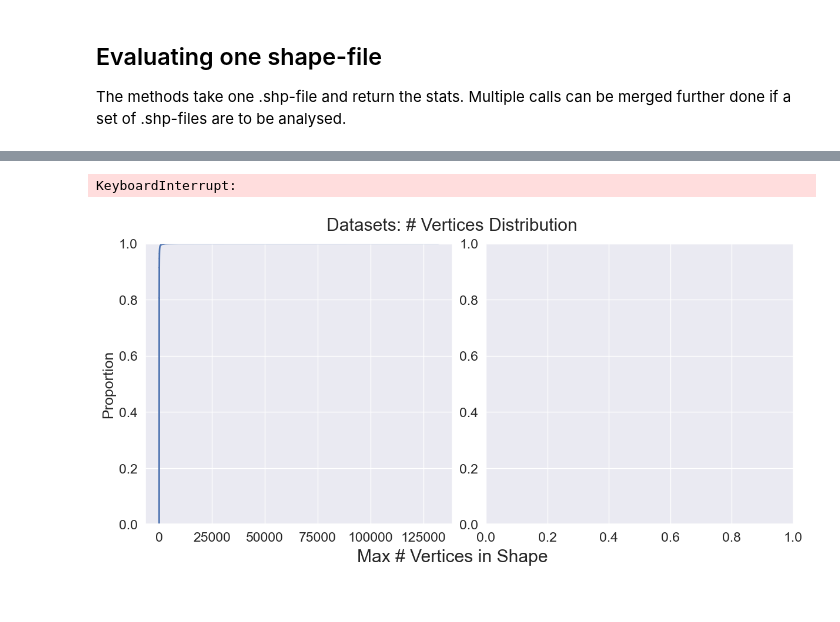
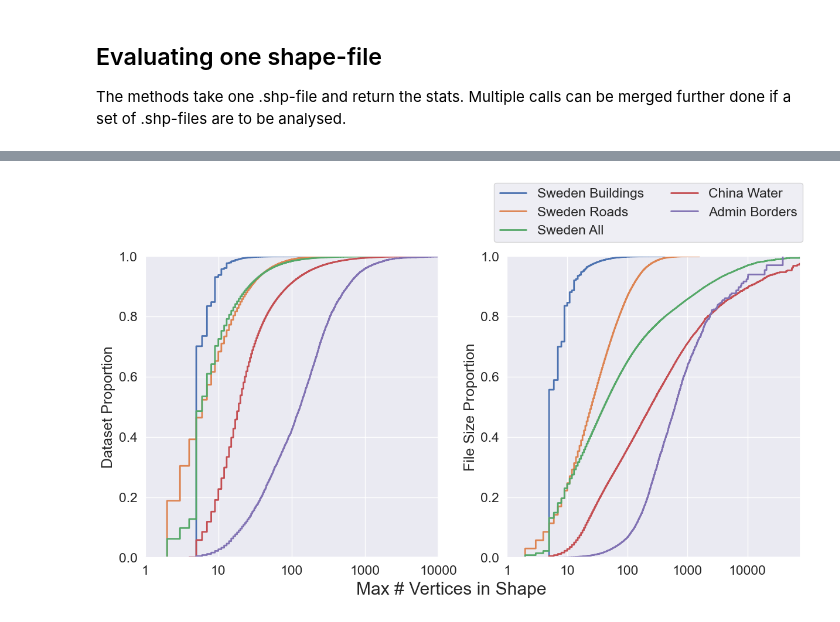
Before and after one commit to SimonErlandsson/Operable-Maps-Compression, a Jupyter notebook: FPDE_Analysis.ipynb, the cells around one changed output, grey strips where cells are left out. Drawn from its saved outputs; the diff is of its cells as text; code cells hidden in the pictures.

```diff
--- a/FPDE_Analysis.ipynb
+++ b/FPDE_Analysis.ipynb
@@ -123,12 +123,12 @@ if DATASET.endswith(".shp"):
     files = [DATASET]
 else:
     files = glob.glob(DATASET + '/*.shp')
-files = ["data/sweden-latest-free/gis_osm_buildings_a_free_1.shp", "data/sweden-latest-free/gis_osm_roads_free_1.shp", "data/china-latest-free/gis_osm_water_a_free_1.shp", "data/ne_10m_admin_1_states_provinces.shp"]
+#files = ["data/sweden-latest-free/gis_osm_buildings_a_free_1.shp", "data/sweden-latest-free/gis_osm_roads_free_1.shp", "data/china-latest-free/gis_osm_water_a_free_1.shp", "data/final_country_borders.shp"]
 #files = ["data/sweden-latest-free/gis_osm_railways_free_1.shp", "data/ne_10m_admin_1_states_provinces.shp"]
 #files = ['QGIS/Report_Visualizations.shp', 'QGIS/Intersection_Tricky_Cases.shp']
 #files = ["data/sweden-latest-free/gis_osm_pois_free_1.shp", "QGIS/Report_Visualizations.shp"]
 
-legends = ["Sweden Buildings", "Sweden Roads", "China Water", "Country Borders"]
+legends = ["Sweden Buildings", "Sweden Roads", "China Water", "Admin Borders"]
 
 all_vertex_cnts = []
 stats = pd.DataFrame()
@@ -242,6 +180,8 @@ df['Type'] = df['Type'].apply(lambda x: x[0:-8])
 df['Type'] = df['Type'].replace('Poly Ring Cnt', '# Rings/Poly')
 df['Type'] = df['Type'].replace('Ring Chk Cnt', '# Chunks/Ring')
 df['Type'] = df['Type'].replace('Chk Deltas Cnt', '# Deltas/Chunk')
+df['Type'] = df['Type'].replace('Intersection', 'Chunk BBs')
+df['Type'] = df['Type'].replace('Bounding Box', 'Shape BB')
 
 fig, axe = plt.subplots(figsize=(7.75, 4))
 
@@ -289,6 +229,7 @@ axe.spines['right'].set_visible(False)
 axe.spines['bottom'].set_visible(True)
 axe.spines['left'].set_visible(True)
 
+plt.savefig("plots/overhead_distr.svg")
 plt.show()
 display(df)
 # %% [output]
@@ -323,9 +264,9 @@ with open('data/sweden_all_fpde_analysis.pkl', 'rb') as f:
 with open('data/fpde_analysis.pkl', 'rb') as f:
         all_vertex_cnts = pickle.load(f)
 
-legends_sweden = ["Landuse (A)", "Buildings (A)", "Waterways", "Water (A)", "Places (A)", "Natural (A)", "Pofw (A)", "Traffic (A)", "Railways", "Transport (A)", "Pois (A)", "Roads"]
-legends = legends_sweden
-all_vertex_cnts = all_vertex_cnts_sweden
+#legends_sweden = ["Landuse (A)", "Buildings (A)", "Waterways", "Water (A)", "Places (A)", "Natural (A)", "Pofw (A)", "Traffic (A)", "Railways", "Transport (A)", "Pois (A)", "Roads"]
+#legends = legends_sweden
+#all_vertex_cnts = all_vertex_cnts_sweden
 # %%
 # Merge Sweden into Sweden All
 import itertools
@@ -339,37 +280,40 @@ sns.set(font_scale=1.5)
 fig, axes = plt.subplots(nrows=1, ncols=2, figsize=(12, 6), constrained_layout=True)
 axes = axes.flatten()
 fig.supxlabel("Max # Vertices in Shape")
-fig.suptitle("Datasets: # Vertices Distribution") # (Sweden All)
-
+#fig.suptitle("Datasets: # Vertices Distribution") # (Sweden All)
 
 for f, v in all_vertex_cnts:
     if len(v) == 0:
         continue
     sns.ecdfplot(v, ax=axes[0], linewidth = 2)
+    #sns.kdeplot(data=v, multiple="stack")
+    #sns.kdeplot(v[:100], ax=axes[0], fill=True, common_norm=True, common_grid=True, cumulative=True)
+    axes[0].set_ylim(0, 1)
     #sns.displot(v, kind="kde")
-
-legend = fig.legend(legends, loc='center right')
+#ncol=4
+legend = fig.legend(legends, bbox_to_anchor=(0, 1.02, 1, 0.2), loc="lower right",
+              borderaxespad=0, ncol=2, fancybox=True, shadow=False)
 axes[0].set_xscale('log')
 axes[0].set_xlim(1, 10000)
 formatter = ScalarFormatter()
 formatter.set_scientific(False)
 axes[0].xaxis.set_major_formatter(formatter)
 #axes[0].set_xlabel("Max # Verticies in Shape")
 axes[0].set_ylabel("Dataset Proportion")
 
 # Weighted
 for f, counts in all_vertex_cnts:
     if len(counts) == 0:
         continue
     weighted = [s for s in counts for _ in range(s)]
     sns.ecdfplot(weighted, ax=axes[1], linewidth = 2)
 axes[1].set_xscale('log')
 axes[1].set_xlim(1, 75000)
 axes[1].xaxis.set_major_formatter(formatter)
 axes[1].set_ylabel("File Size Proportion")
 
-#fig.tight_layout()
+plt.savefig("plots/data_distrb_all.png", dpi=1000, bbox_inches='tight')
+plt.savefig("plots/data_distrb_all.svg")
 plt.show()
 # %% [output]
-KeyboardInterrupt:
-[figure, old version]
+[figure, new version]
```
Also changed, not shown: parts of 2 cells of this notebook, 40 other files.
